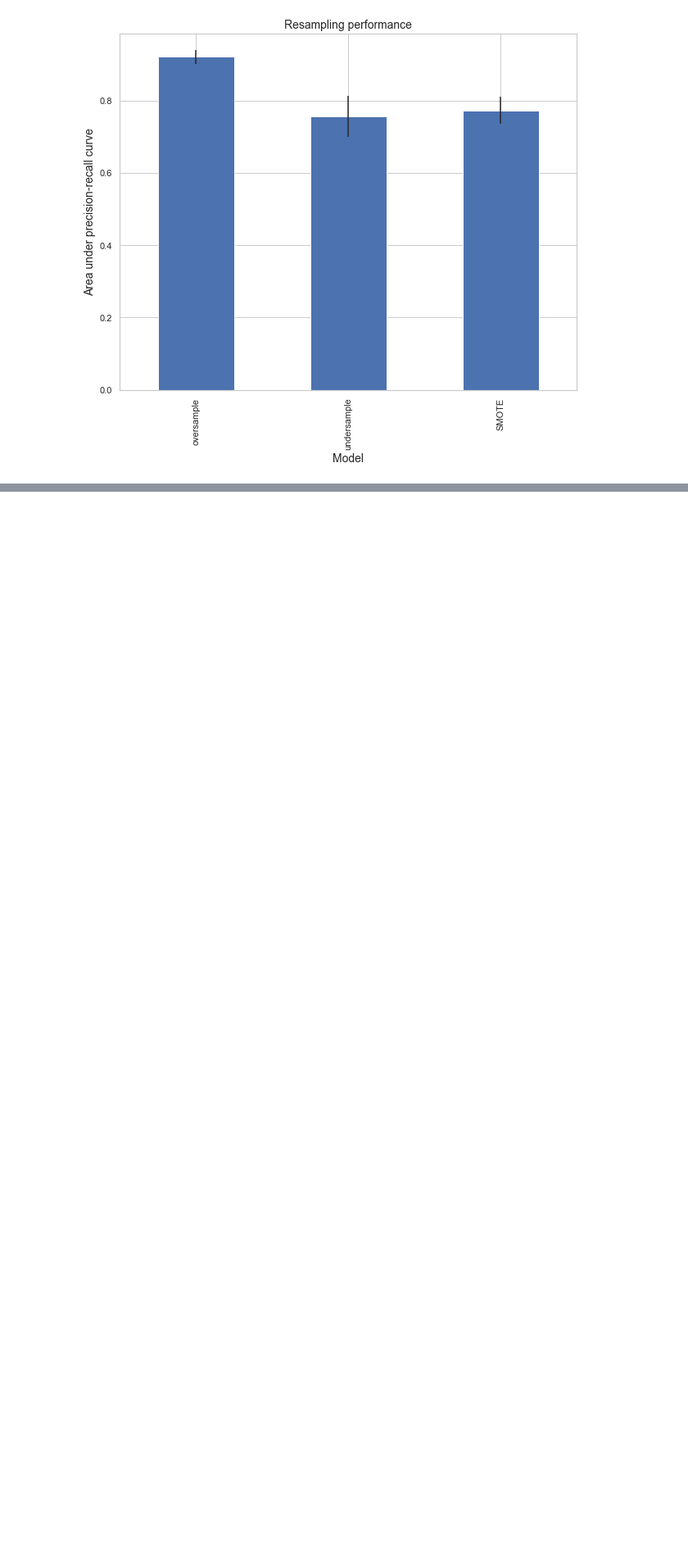
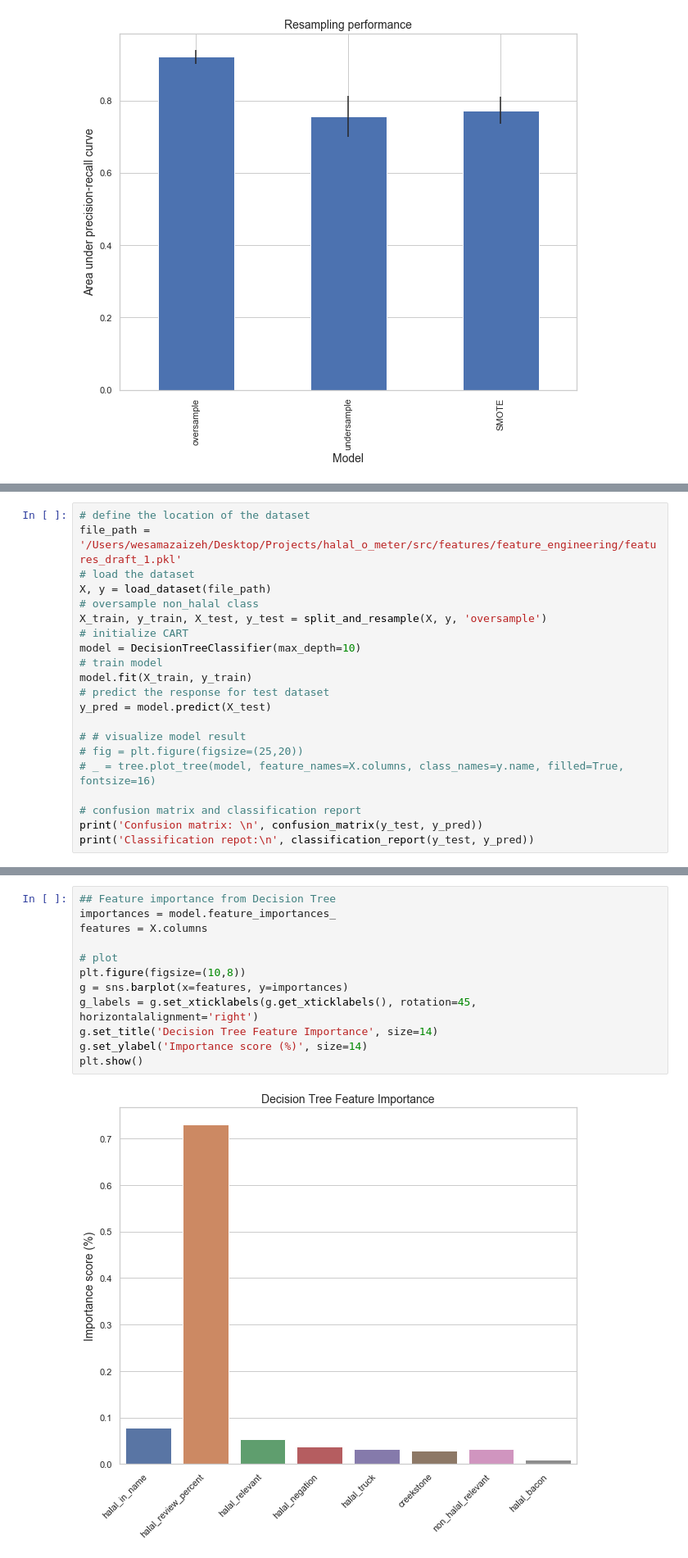
Before and after one commit to WAzaizeh/Halal_o_Meter, a Jupyter notebook: src/features/feature_importance/baseline_2.ipynb, the cells around one changed output, grey strips where cells are left out. Shown at 82% size. Cells and saved outputs as stored; diff of their text form; blank space fills up the shorter version.

```diff
--- a/src/features/feature_importance/baseline_2.ipynb
+++ b/src/features/feature_importance/baseline_2.ipynb
@@ -173,0 +209,21 @@ plt.show()
+# %%
+# define the location of the dataset
+file_path = '/Users/wesamazaizeh/Desktop/Projects/halal_o_meter/src/features/feature_engineering/features_draft_1.pkl'
+# load the dataset
+X, y = load_dataset(file_path)
+# oversample non_halal class
+X_train, y_train, X_test, y_test = split_and_resample(X, y, 'oversample')
+# initialize CART
+model = DecisionTreeClassifier(max_depth=10)
+# train model
+model.fit(X_train, y_train)
+# predict the response for test dataset
+y_pred = model.predict(X_test)
+
+# # visualize model result
+# fig = plt.figure(figsize=(25,20))
+# _ = tree.plot_tree(model, feature_names=X.columns, class_names=y.name, filled=True, fontsize=16)
+
+# confusion matrix and classification report
+print('Confusion matrix: \n', confusion_matrix(y_test, y_pred))
+print('Classification repot:\n', classification_report(y_test, y_pred))
@@ -173,0 +245,14 @@ plt.show()
+# %%
+## Feature importance from Decision Tree
+importances = model.feature_importances_
+features = X.columns
+
+# plot
+plt.figure(figsize=(10,8))
+g = sns.barplot(x=features, y=importances)
+g_labels = g.set_xticklabels(g.get_xticklabels(), rotation=45, horizontalalignment='right')
+g.set_title('Decision Tree Feature Importance', size=14)
+g.set_ylabel('Importance score (%)', size=14)
+plt.show()
+# %% [output]
+[figure, added]
```
Also changed, not shown: parts of 7 cells of this notebook.
